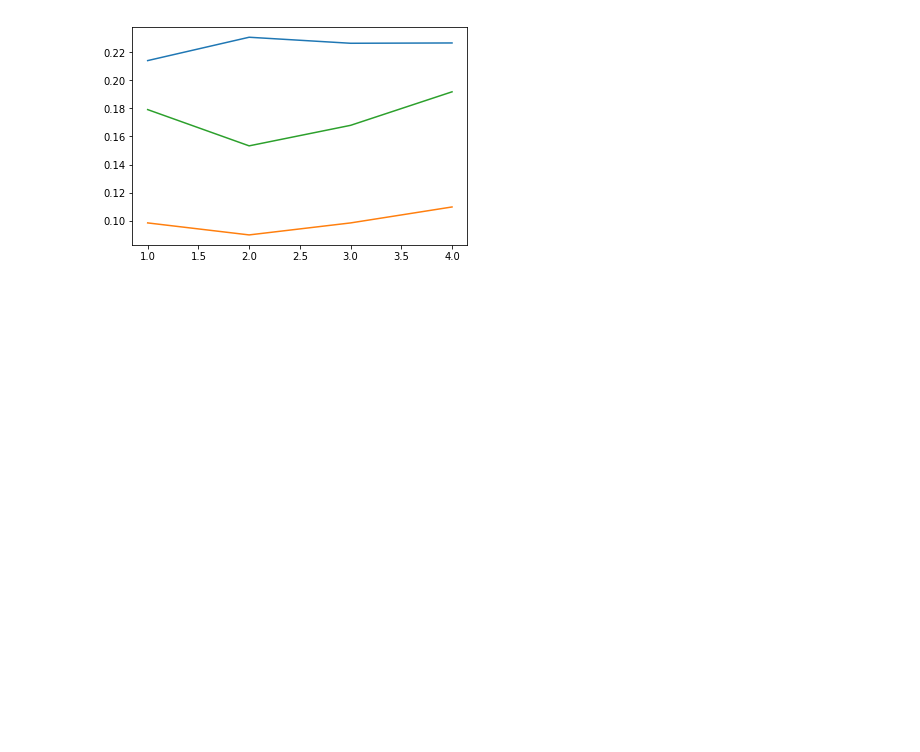
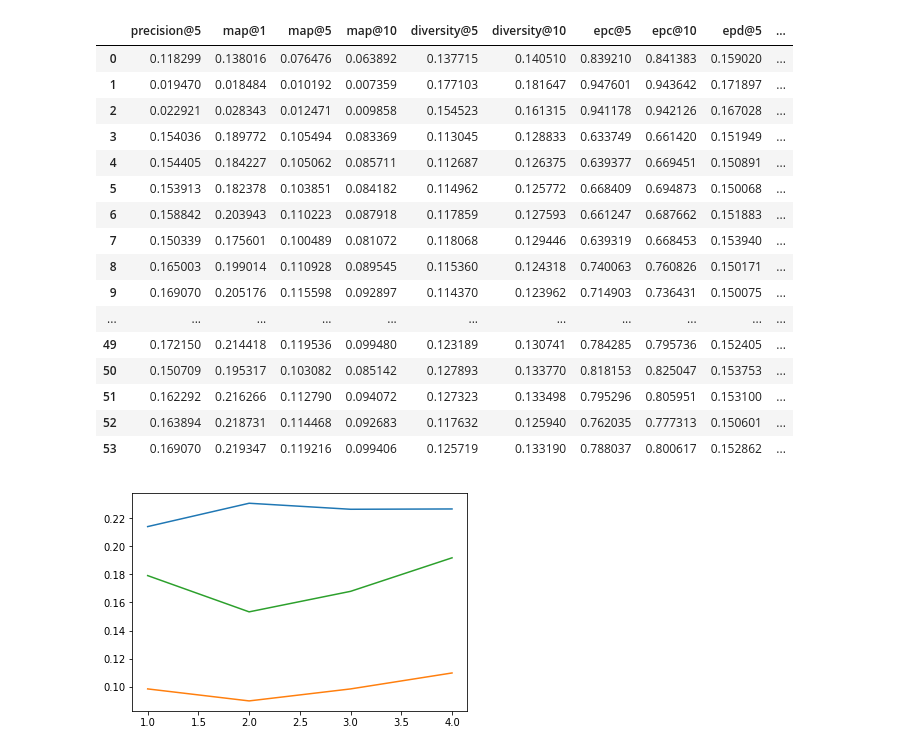
Before and after one commit to HennerM/rs-ml-with-constraints, a Jupyter notebook: Enhance_Neural_Logic_Rec.ipynb, the cells around one changed output. Drawn from its saved outputs; the diff is of its cells as text; code cells hidden in the pictures; blank space fills up the shorter version.

```diff
--- a/Enhance_Neural_Logic_Rec.ipynb
+++ b/Enhance_Neural_Logic_Rec.ipynb
@@ -132,0 +58,5 @@ tf.Tensor(
+# %%
+nlr_new = models.NeuralLogicRec.NLR(ml_small['user'], ml_small['dimensions'], mode='v2', name='V2_N025_D075_out', epochs=10, embedding_dim=40, batch_size=24, nr_hidden_layers=3, nr_item_samples = 10_000, constraints=constraints)
+# %%
+nlr_new.train(utils.common.load_dataset(ml_small), ml_small['train']['records'])
+ae_evals.append(ev.evaluate_single_thread(nlr_new))
@@ -132,0 +75,5 @@ tf.Tensor(
+# %%
+car = models.ConstraintAutoRec.ConstraintAutoRec(ml_small['dimensions'], epochs=10, novelty_weight=0.75, diversity_weight=0.75, name='ConstraintAutoRec_N075_D075')
+# %%
+car.train(utils.common.load_dataset(ml_small), ml_small['train']['records'])
+ae_evals.append(ev.evaluate_single_thread(car))
@@ -133,3 +98,23 @@ tf.Tensor(
+# %%
+pd.DataFrame(ae_evals)[['precision@5', 'map@1', 'map@5', 'map@10', 'diversity@5', 'diversity@10', 'epc@5', 'epc@10', 'epd@5', 'coverage@1', 'coverage@5', 'coverage@10', 'name']]
+# %% [output]
+|  | precision@5 | map@1 | map@5 | map@10 | diversity@5 | diversity@10 | epc@5 | epc@10 | epd@5 | ... |
+| 0 | 0.118299 | 0.138016 | 0.076476 | 0.063892 | 0.137715 | 0.140510 | 0.839210 | 0.841383 | 0.159020 | ... |
+| 1 | 0.019470 | 0.018484 | 0.010192 | 0.007359 | 0.177103 | 0.181647 | 0.947601 | 0.943642 | 0.171897 | ... |
+| 2 | 0.022921 | 0.028343 | 0.012471 | 0.009858 | 0.154523 | 0.161315 | 0.941178 | 0.942126 | 0.167028 | ... |
+| 3 | 0.154036 | 0.189772 | 0.105494 | 0.083369 | 0.113045 | 0.128833 | 0.633749 | 0.661420 | 0.151949 | ... |
+| 4 | 0.154405 | 0.184227 | 0.105062 | 0.085711 | 0.112687 | 0.126375 | 0.639377 | 0.669451 | 0.150891 | ... |
+| 5 | 0.153913 | 0.182378 | 0.103851 | 0.084182 | 0.114962 | 0.125772 | 0.668409 | 0.694873 | 0.150068 | ... |
+| 6 | 0.158842 | 0.203943 | 0.110223 | 0.087918 | 0.117859 | 0.127593 | 0.661247 | 0.687662 | 0.151883 | ... |
+| 7 | 0.150339 | 0.175601 | 0.100489 | 0.081072 | 0.118068 | 0.129446 | 0.639319 | 0.668453 | 0.153940 | ... |
+| 8 | 0.165003 | 0.199014 | 0.110928 | 0.089545 | 0.115360 | 0.124318 | 0.740063 | 0.760826 | 0.150171 | ... |
+| 9 | 0.169070 | 0.205176 | 0.115598 | 0.092897 | 0.114370 | 0.123962 | 0.714903 | 0.736431 | 0.150075 | ... |
+| ... | ... | ... | ... | ... | ... | ... | ... | ... | ... | ... |
+| 49 | 0.172150 | 0.214418 | 0.119536 | 0.099480 | 0.123189 | 0.130741 | 0.784285 | 0.795736 | 0.152405 | ... |
+| 50 | 0.150709 | 0.195317 | 0.103082 | 0.085142 | 0.127893 | 0.133770 | 0.818153 | 0.825047 | 0.153753 | ... |
+| 51 | 0.162292 | 0.216266 | 0.112790 | 0.094072 | 0.127323 | 0.133498 | 0.795296 | 0.805951 | 0.153100 | ... |
+| 52 | 0.163894 | 0.218731 | 0.114468 | 0.092683 | 0.117632 | 0.125940 | 0.762035 | 0.777313 | 0.150601 | ... |
+| 53 | 0.169070 | 0.219347 | 0.119216 | 0.099406 | 0.125719 | 0.133190 | 0.788037 | 0.800617 | 0.152862 | ... |
 # %%
 eval_data = pd.DataFrame(ae_evals[-8:])
 eval_data = eval_data.sort_values(by='epochs_trained')
```
Also changed, not shown: parts of 13 cells of this notebook, 4 other files.
